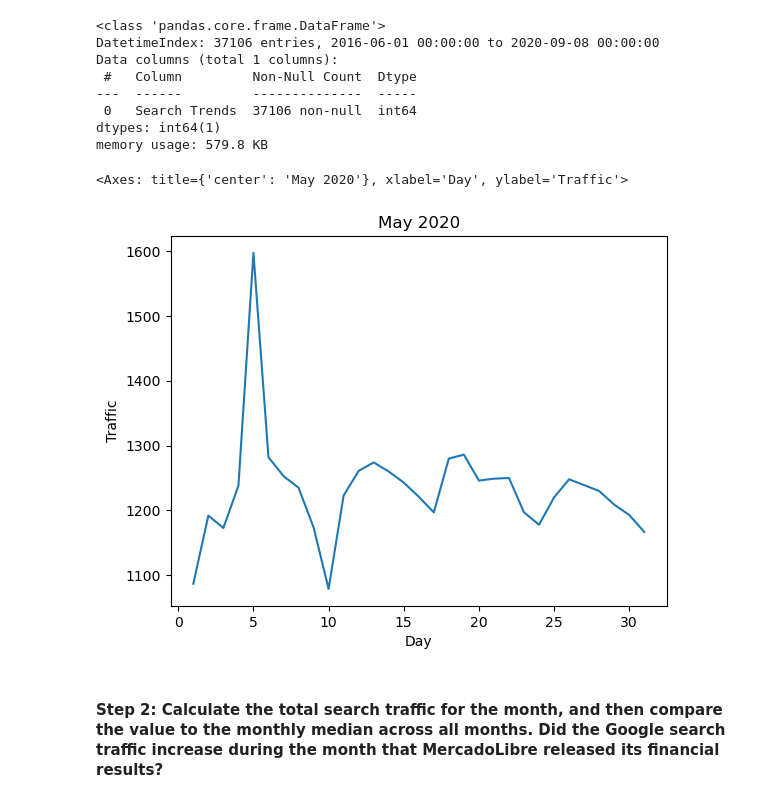
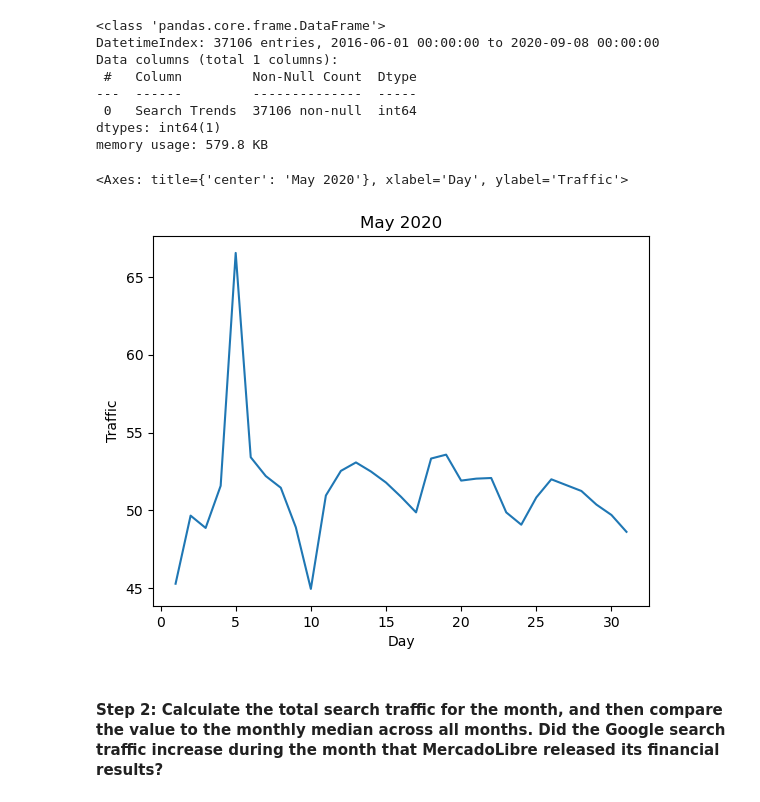
Before and after one commit to tbrown14611/prophet-challenge, a Jupyter notebook: forecasting_net_prophet.ipynb, the cells around one changed output. Cells and saved outputs as stored; diff of their text form; code cells hidden in the pictures.

```diff
--- a/forecasting_net_prophet.ipynb
+++ b/forecasting_net_prophet.ipynb
@@ -87,31 +104,31 @@ memory usage: 579.8 KB
 # %%
 # Read the search data into a DataFrame, and then slice the data to just the month of May 2020. (During this month, MercadoLibre released its quarterly financial results.) Visualize the results. Do any unusual patterns exist?
 
 # Calculate the total search traffic for the month, and then compare the value to the monthly median across all months.
 
 # Did the Google search traffic increase during the month that MercadoLibre released its financial results? Write your answer in the space provided in the starter file.
 
 df_mercado_trends.index = pd.to_datetime(df_mercado_trends.index)
 df_mercado_trends['Date'] = df_mercado_trends.index.date
 df_mercado_trends['Year'] = df_mercado_trends.index.year
 df_mercado_trends['Month'] = df_mercado_trends.index.month
 df_mercado_trends['Day'] = df_mercado_trends.index.day
 df_mercado_trends['Hour'] = df_mercado_trends.index.hour
 df_mercado_trends['Day_of_week'] = df_mercado_trends.index.day_of_week
 df_mercado_trends['Week_of_year'] = df_mercado_trends.index.isocalendar().week
 df_mercado_trends['Traffic'] = df_mercado_trends['Search Trends']
 # Slice the DataFrame to just the month of May 2020
 selected_rows = df_mercado_trends.loc[df_mercado_trends['Year'] == 2020]
 selected_rows = selected_rows.loc[selected_rows['Month'] == 5]
 
-daily_df = selected_rows.groupby(df_mercado_trends['Day']).Traffic.sum()
+daily_df = selected_rows.groupby(df_mercado_trends['Day']).Traffic.mean()
 
 # Plot to visualize the data for May 2020
 
 daily_df.plot(title='May 2020', ylabel='Traffic')
 # %% [output]
 <Axes: title={'center': 'May 2020'}, xlabel='Day', ylabel='Traffic'>
-[figure, old version]
+[figure, new version]
 # %% [markdown]
 #### Step 2: Calculate the total search traffic for the month, and then compare the value to the monthly median across all months. Did the Google search traffic increase during the month that MercadoLibre released its financial results?
 # %%
```
Also changed, not shown: parts of 2 cells of this notebook.
